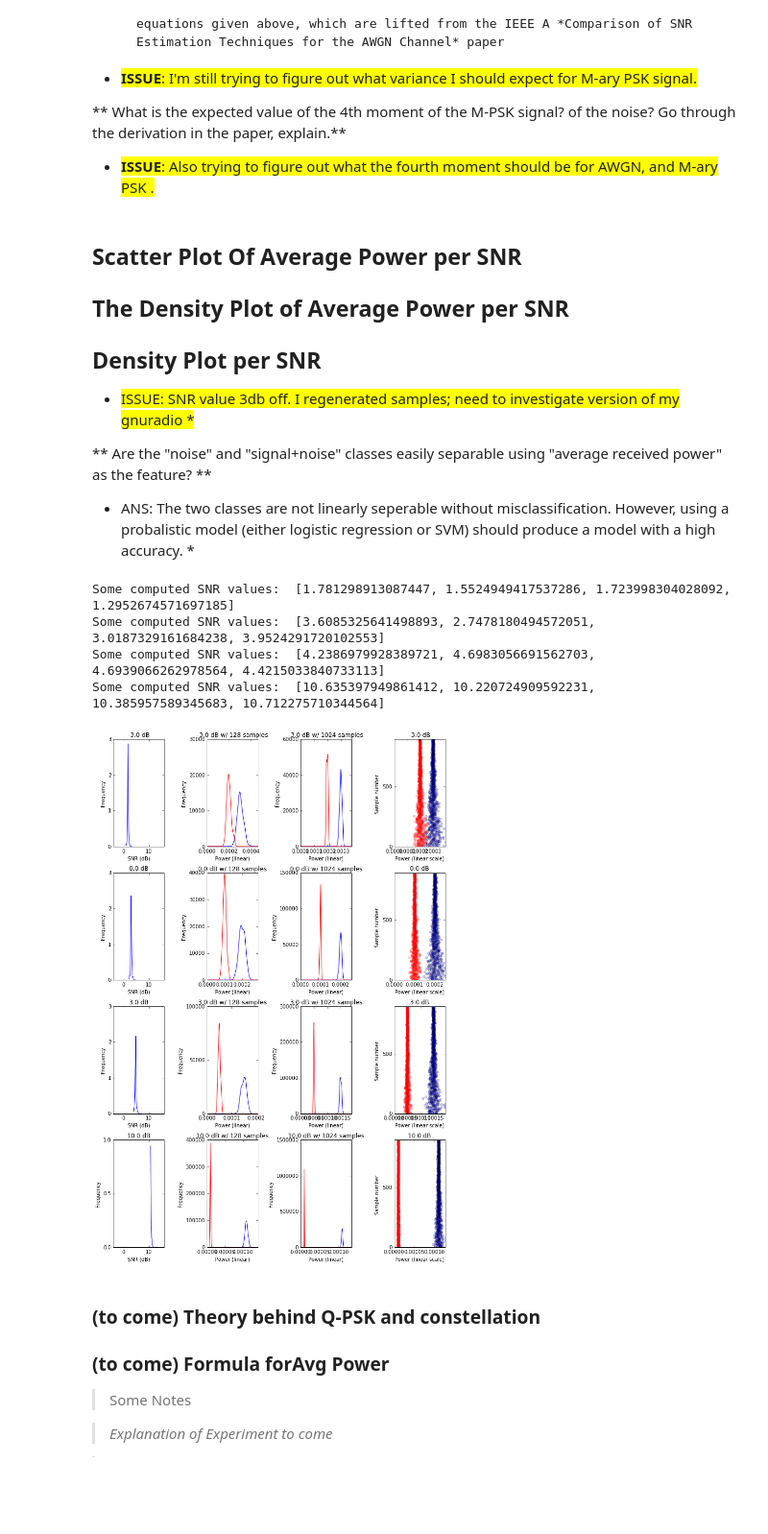
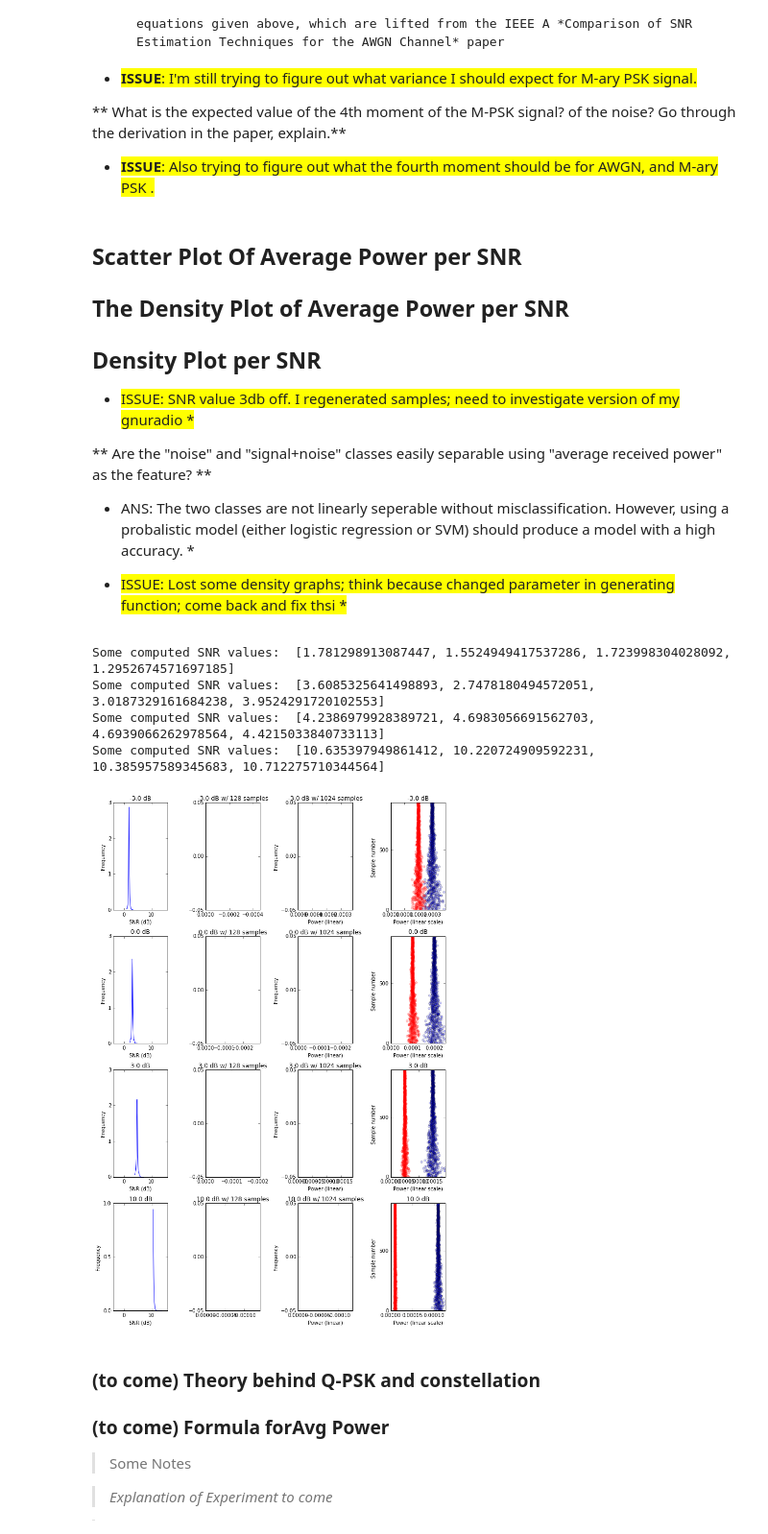
Before and after one commit to rollingcoconut/RadioML, a Jupyter notebook: Detecting_Users_psk_samps_pickled.ipynb, the cells around one changed output. Shown at 96% size. Saved outputs shown, nothing was run; the diff lists cells and outputs as text; code cells hidden in the pictures; blank space fills up the shorter version.

```diff
--- a/Detecting_Users_psk_samps_pickled.ipynb
+++ b/Detecting_Users_psk_samps_pickled.ipynb
@@ -108,13 +109,15 @@ for ax_idx, snr_desired in enumerate(snrlist):
     noise_pattern = "samples/samples_" + ("%.1f" % snr_desired) + "db_1024" + "*noise.npy"
     noise_files_1024 = [file for file in glob.glob(noise_pattern)]
     noise_samples_1024 = \
-        np.ndarray.flatten(np.array([j for f in noise_files_1024 for i,j, in enumerate(np.load(f))]))[0:no_trials*128]
+        np.ndarray.flatten(np.array([j for f in noise_files_1024
+                                     for i,j, in enumerate(np.load(f))]))[0:no_trials*128]
 
 
     sn_pattern = "samples/samples_" + ("%.1f" % snr_desired) + "db_1024" + "*sn.npy"
     sn_files_1024 = [file for file in glob.glob(sn_pattern)]
     sn_samples_1024 = \
-        np.ndarray.flatten(np.array([j for f in sn_files_1024 for i,j, in enumerate(np.load(f))]))[0:no_trials*128]
+        np.ndarray.flatten(np.array([j for f in sn_files_1024
+                                     for i,j, in enumerate(np.load(f))]))[0:no_trials*128]
 
     # plot density of real part of no_trials worth of samples
     plot_density(np.real(noise_samples_1024), np.real(sn_samples_1024),
@@ -276,6 +260,8 @@ axtuple3[1].set_title="Fourth Moment"
 ** Are the "noise" and "signal+noise" classes easily separable using "average received power" as the feature? **
 
 * ANS: The two classes are not linearly seperable without misclassification. However, using a probalistic model  (either logistic regression or SVM)  should produce a model with a high accuracy. \*
+
+* <span style="background-color: #FFFF00">ISSUE: Lost some density graphs; think because changed parameter in generating function; come back and fix thsi \* </span>
 # %%
 snrlist = [-3,0,3,10]
 ndatalist = [64, 128, 256, 512, 1024, 2048, 4096]
@@ -306,36 +292,38 @@ for ax_idx, snr_desired in enumerate(snrlist):
     sn_power_128 = [compute_power(j) for f in sn_files_128 for i,j, in enumerate(np.load(f))]
 
     # Read in data for experiments where we save just ndata=1024 samples
     noise_pattern = "samples/samples_" + ("%.1f" % snr_desired) + "db_1024" + "*noise.npy"
     noise_files_1024 = [file for file in glob.glob(noise_pattern)]
     noise_power_1024 = [compute_power(j) for f in noise_files_1024 for i,j, in enumerate(np.load(f))]
 
     sn_pattern = "samples/samples_" + ("%.1f" % snr_desired) + "db_1024" + "*sn.npy"
     sn_files_1024 = [file for file in glob.glob(sn_pattern)]
     sn_power_1024 = [compute_power(j) for f in sn_files_1024 for i,j, in enumerate(np.load(f))]
 
 
     # plot SNR density for each SNR value
     plot_snr_density(noise_power_array, sn_power_array, axtuple[ax_idx][0], title = "%.1f dB" % snr_desired)
 
     # plot density for trials with 128 samples for each SNR value
-    plot_density(noise_power_128, sn_power_128, axtuple[ax_idx][1], title = "%.1f dB w/ 128 samples" % snr_desired)
+    plot_density(noise_power_128, sn_power_128, axtuple[ax_idx][1], xminlesszero=False,
+                 title = "%.1f dB w/ 128 samples" % snr_desired, xlabel="",ylabel="")
 
      # plot density for trials with 128 samples for each SNR value
-    plot_density(noise_power_1024, sn_power_1024, axtuple[ax_idx][2], title = "%.1f dB w/ 1024 samples" % snr_desired)
+    plot_density(noise_power_1024, sn_power_1024, axtuple[ax_idx][2], xminlesszero=False,
+                 title = "%.1f dB w/ 1024 samples" % snr_desired)
 
     # plot avg power of noisy signal, noise for each SNR value
     plot_avg_pwr(noise_power_array, sn_power_array, axtuple[ax_idx][3], title = "%.1f dB" % snr_desired)
 
 
 
 plt.tight_layout()
 # %% [output]
 Some computed SNR values:  [1.781298913087447, 1.5524949417537286, 1.723998304028092, 1.2952674571697185]
 Some computed SNR values:  [3.6085325641498893, 2.7478180494572051, 3.0187329161684238, 3.9524291720102553]
 Some computed SNR values:  [4.2386979928389721, 4.6983056691562703, 4.6939066262978564, 4.4215033840733113]
 Some computed SNR values:  [10.635397949861412, 10.220724909592231, 10.385957589345683, 10.712275710344564]
-[figure, old version]
+[figure, new version]
 # %% [markdown]
 ### (to come) Theory behind Q-PSK and constellation
 ### (to come) Formula forAvg Power
```
Also changed, not shown: parts of 6 cells of this notebook.
